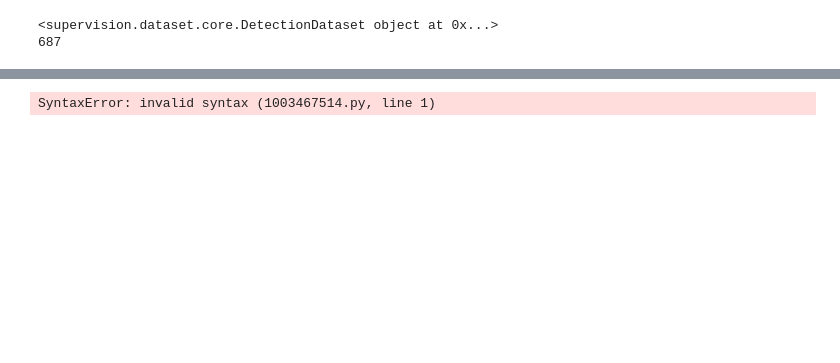
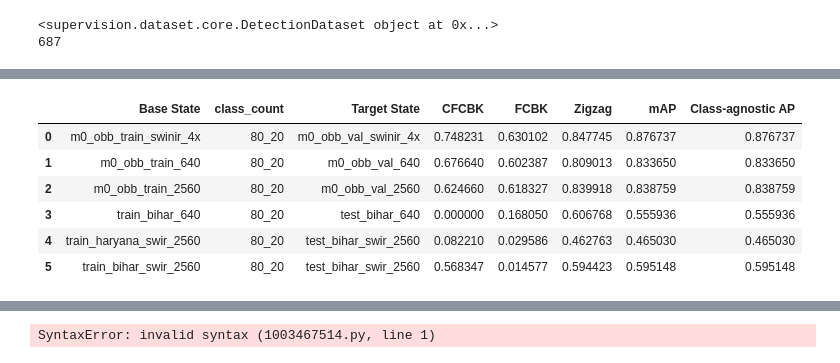
Before and after one commit to rishabh-mondal/ijcai_2025_kilns, a Jupyter notebook: notebooks/region_map_performance.ipynb, the cells around one changed output, grey strips where cells are left out. Saved outputs shown, nothing was run; the diff lists cells and outputs as text; code cells hidden in the pictures; blank space fills up the shorter version.

```diff
--- a/notebooks/region_map_performance.ipynb
+++ b/notebooks/region_map_performance.ipynb
@@ -183,0 +182,12 @@ Results appended to /home/rishabh.mondal/Brick-Kilns-project/ijcai_2025_kilns/re
+# %%
+df="/home/rishabh.mondal/Brick-Kilns-project/ijcai_2025_kilns/result_csv/different_model_performance_m0.csv"
+df = pd.read_csv(df)
+df
+# %% [output]
+|  | Base State | class_count | Target State | CFCBK | FCBK | Zigzag | mAP | Class-agnostic AP |
+| 0 | m0_obb_train_swinir_4x | 80_20 | m0_obb_val_swinir_4x | 0.748231 | 0.630102 | 0.847745 | 0.876737 | 0.876737 |
+| 1 | m0_obb_train_640 | 80_20 | m0_obb_val_640 | 0.676640 | 0.602387 | 0.809013 | 0.833650 | 0.833650 |
+| 2 | m0_obb_train_2560 | 80_20 | m0_obb_val_2560 | 0.624660 | 0.618327 | 0.839918 | 0.838759 | 0.838759 |
+| 3 | train_bihar_640 | 80_20 | test_bihar_640 | 0.000000 | 0.168050 | 0.606768 | 0.555936 | 0.555936 |
+| 4 | train_haryana_swir_2560 | 80_20 | test_bihar_swir_2560 | 0.082210 | 0.029586 | 0.462763 | 0.465030 | 0.465030 |
+| 5 | train_bihar_swir_2560 | 80_20 | test_bihar_swir_2560 | 0.568347 | 0.014577 | 0.594423 | 0.595148 | 0.595148 |
```
Also changed, not shown: parts of 9 cells of this notebook, 2 other files.
